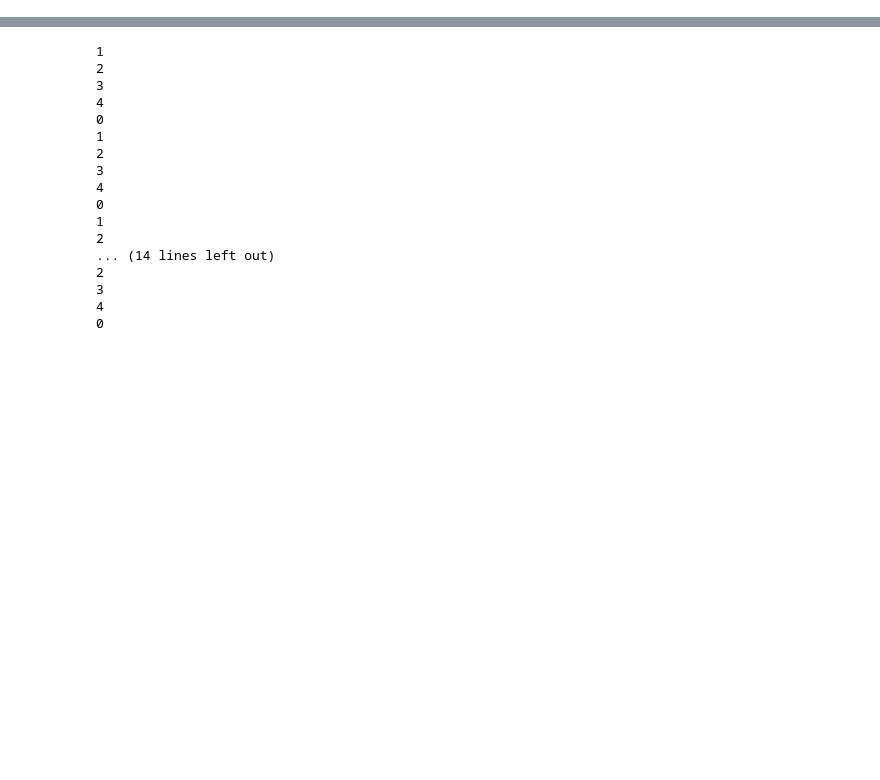
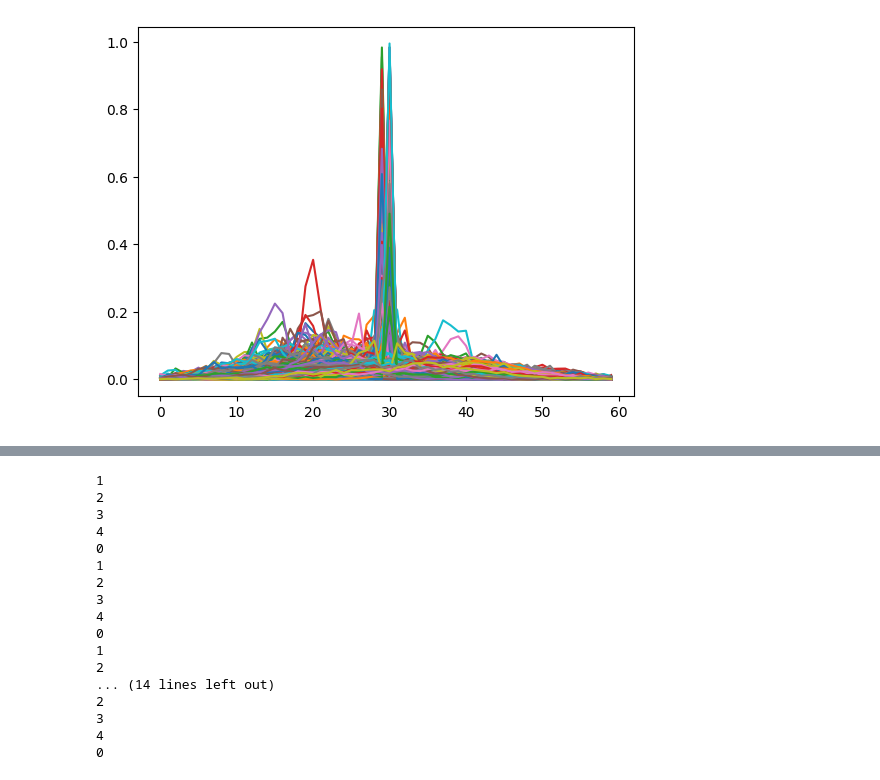
Before and after one commit to grmc1999/Algorithmic_trading, a Jupyter notebook: Untitled.ipynb, the cells around one changed output, grey strips where cells are left out. Cells and saved outputs as stored; diff of their text form; code cells hidden in the pictures; blank space fills up the shorter version.

```diff
--- a/Untitled.ipynb
+++ b/Untitled.ipynb
@@ -9,0 +12,4 @@ from Utils import get_tickers
+# %%
+from sympy.stats import Uniform,sample
+X=Uniform("x",0,1)
+sample(X,size=(20,))
@@ -11,0 +107,10 @@ import statsmodels
+# %%
+MM=multi_market(data)
+# %%
+sd,prob,max_v,US=MM.v_basic_seasonal_analysis(np.array(Tlist),35)
+# %%
+for i in prob:
+    plt.plot(i)
+plt.show()
+# %% [output]
+[figure, added]
```
Also changed, not shown: parts of 14 cells of this notebook.
